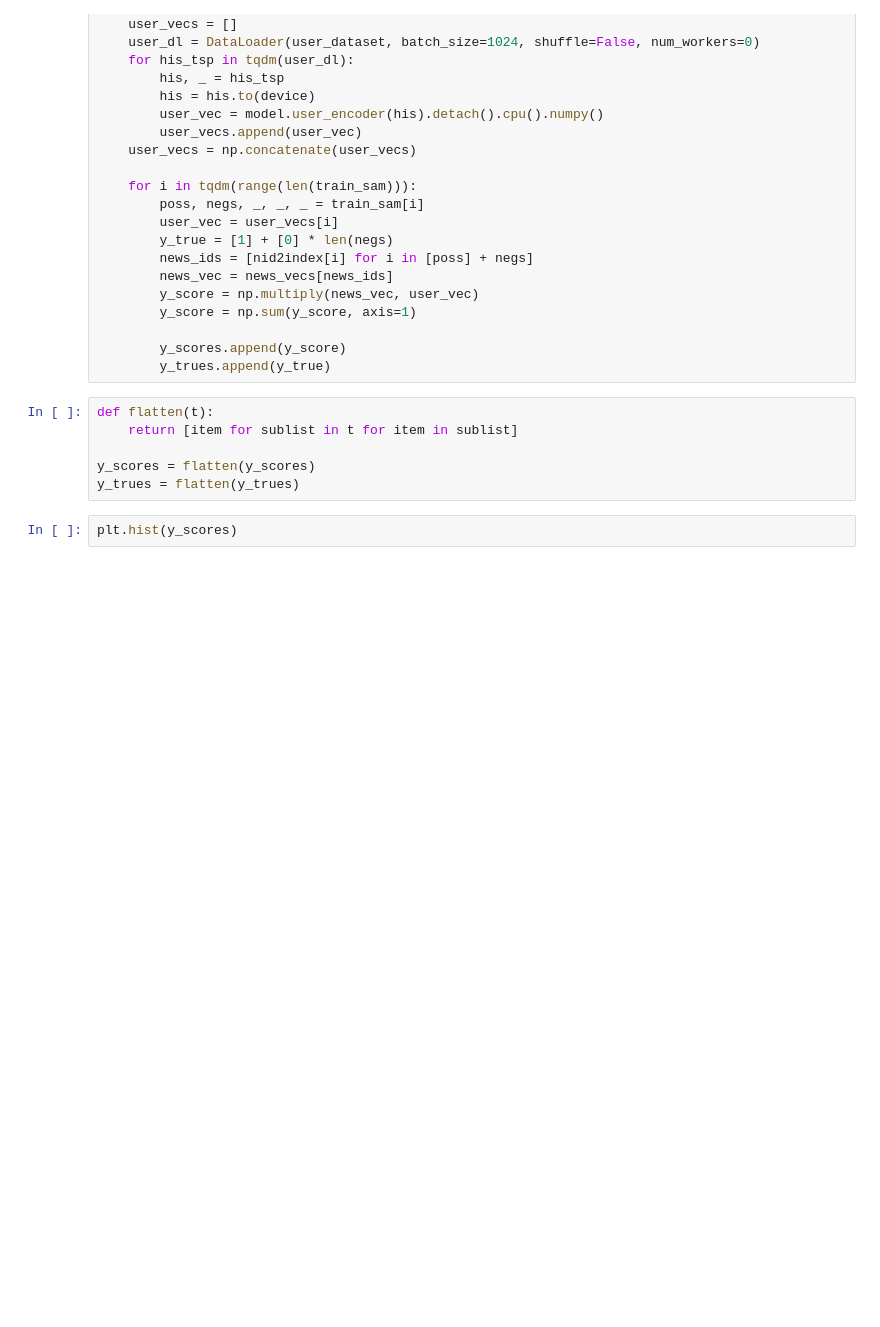
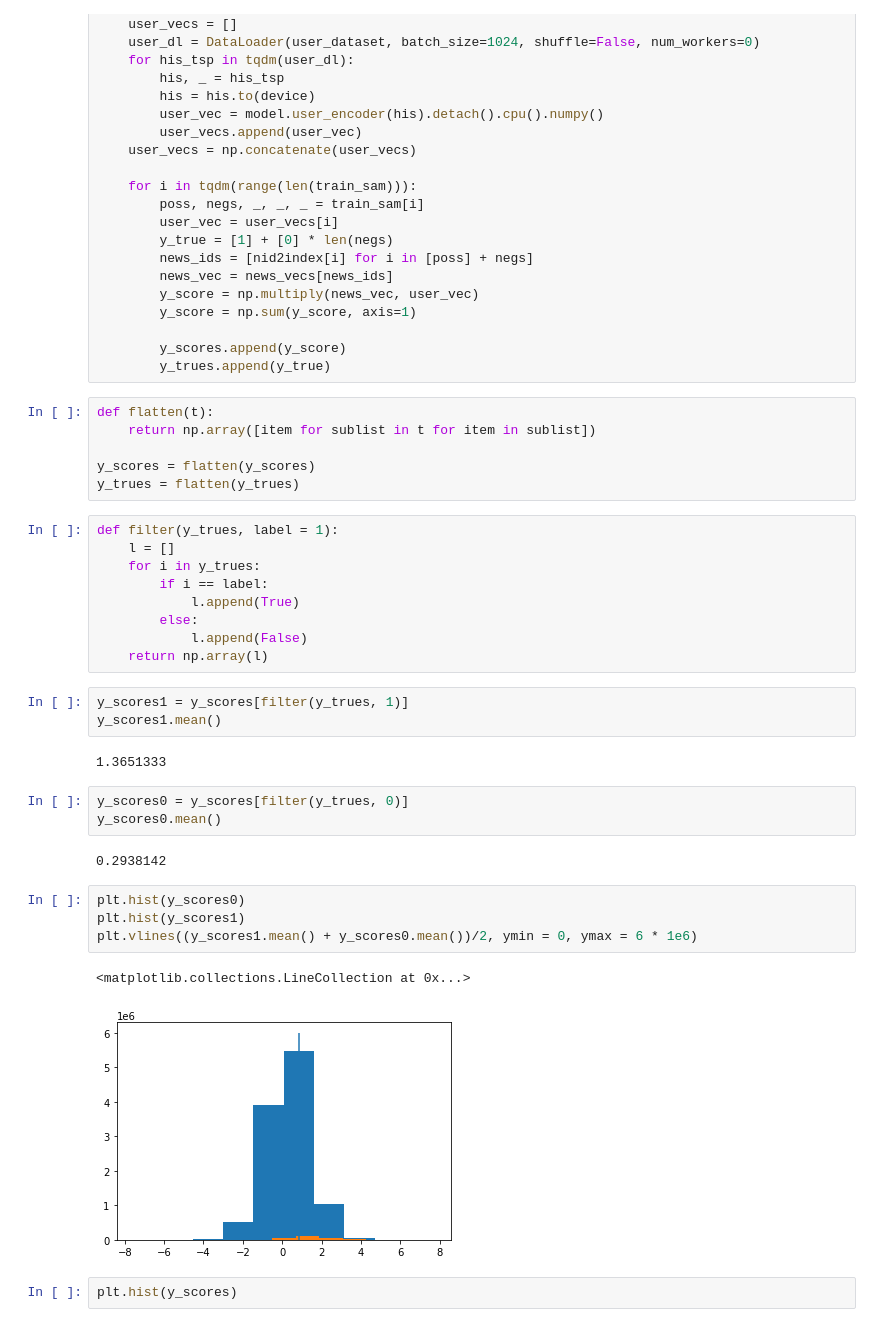
Before and after one commit to Mengyanz/CB4Rec, a Jupyter notebook: NRMS_copy.ipynb, the cells around one changed output. Saved outputs shown, nothing was run; the diff lists cells and outputs as text; blank space fills up the shorter version.

```diff
--- a/NRMS copy.ipynb
+++ b/NRMS_copy.ipynb
@@ -606,10 +606,36 @@ with torch.no_grad():
         y_trues.append(y_true)
 # %%
 def flatten(t):
-    return [item for sublist in t for item in sublist]
+    return np.array([item for sublist in t for item in sublist])
 
 y_scores = flatten(y_scores)
 y_trues = flatten(y_trues)
+# %%
+def filter(y_trues, label = 1):
+    l = []
+    for i in y_trues:
+        if i == label:
+            l.append(True)
+        else:
+            l.append(False)
+    return np.array(l)
+# %%
+y_scores1 = y_scores[filter(y_trues, 1)]
+y_scores1.mean()
+# %% [output]
+1.3651333
+# %%
+y_scores0 = y_scores[filter(y_trues, 0)]
+y_scores0.mean()
+# %% [output]
+0.2938142
+# %%
+plt.hist(y_scores0)
+plt.hist(y_scores1)
+plt.vlines((y_scores1.mean() + y_scores0.mean())/2, ymin = 0, ymax = 6 * 1e6)
+# %% [output]
+<matplotlib.collections.LineCollection at 0x...>
+[figure, added]
 # %%
 plt.hist(y_scores)
 # %% [output]
```
Also changed, not shown: parts of 2 cells of this notebook, 7 other files.
